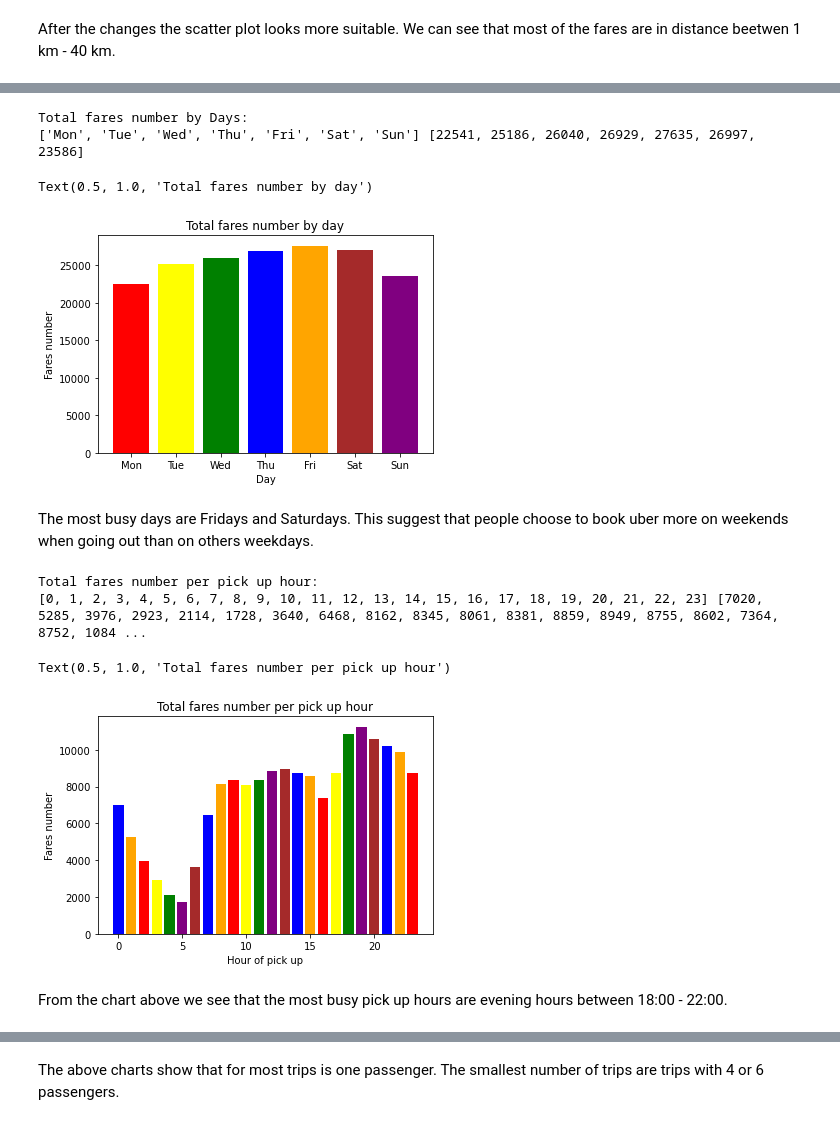
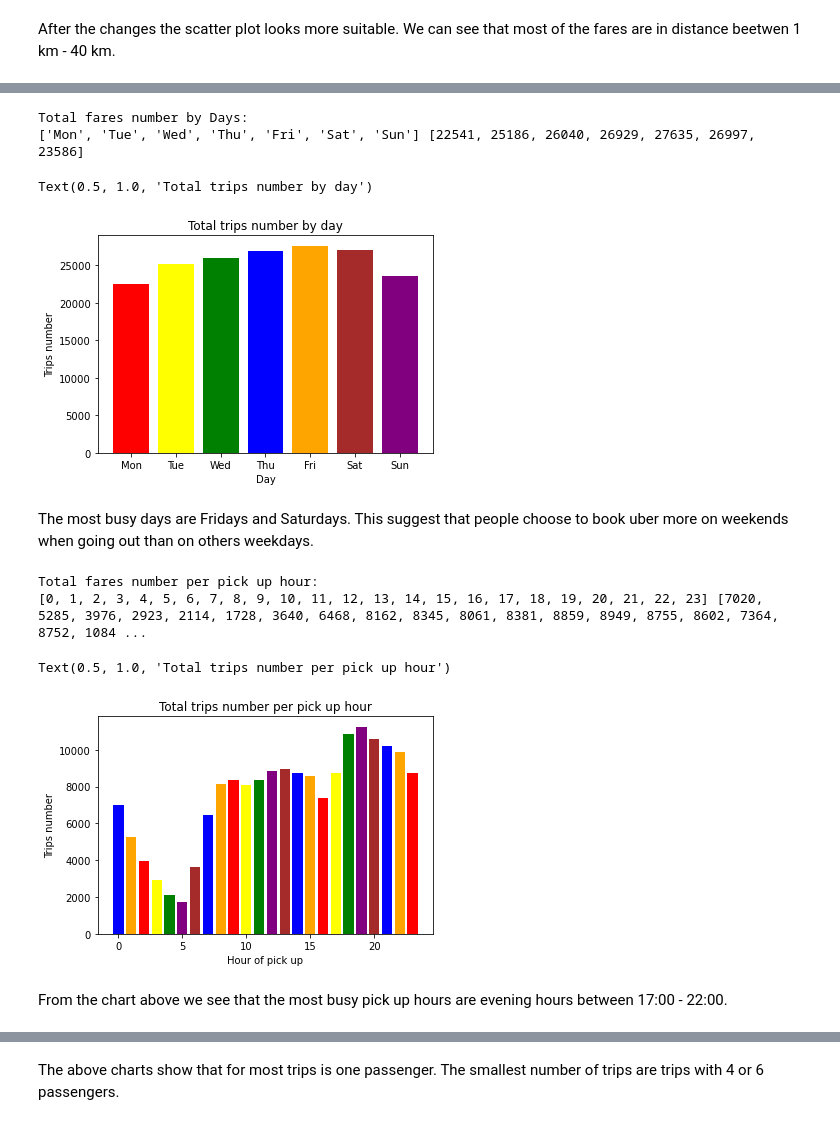
Before and after one commit to Maliha2030/Project1_The_A_Team_Uber, a Jupyter notebook: project_script_marta.ipynb, the cells around one changed output, grey strips where cells are left out. Cells and saved outputs as stored; diff of their text form; code cells hidden in the pictures.

```diff
--- a/project_script_marta.ipynb
+++ b/project_script_marta.ipynb
@@ -171,23 +171,23 @@ Text(0, 0.5, 'fare_amount')
 # %% [markdown]
 After the changes the scatter plot looks more suitable. We can see that most of the fares are in distance beetwen 1 km - 40 km.
 # %%
-# Calculate total  fares number per year
-number_of_fares = []
+# Calculate total  trips number per year
+number_of_trips = []
 
 year = [2009, 2010, 2011, 2012, 2013, 2014]
 
 colors = ['blue', 'orange', 'red', 'yellow', 'green', 'purple']
 for i in range(2009, 2015):
     x = uber_file_df.loc[uber_file_df['Year'] == i, 'counter'].sum()
-    number_of_fares .append(x)
+    number_of_trips .append(x)
 
-print("Total fares number per year: ")
-print(year, number_of_fares )
+print("Total trips number per year: ")
+print(year, number_of_trips )
 
 # Create bar chart and  set the xlabel and ylabel
 
-plt.bar(year, number_of_fares , color=colors)
+plt.bar(year, number_of_trips , color=colors)
 plt.xlabel("Year")
-plt.ylabel("Fares number")
-plt.title("Total fares number per year")
+plt.ylabel("Trips number")
+plt.title("Total trips number per year")
 # %% [output]
@@ -202,6 +201,6 @@ The smallest number is in 2015. This could be cause by not full year data provid
 # %%
-# Calculate total  fares number  per month
-no_of_fares = []
+# Calculate total  trips number  per month
+no_of_trips = []
 month = ['Jan', 'Feb', 'Mar', 'Apr', 'May', 'Jun', 'Jul', 'Aug', 'Sep', 'Oct', 'Nov', 'Dec']
 
 colors = ['red', 'orange', 'green', 'blue', 'yellow',
@@ -209,15 +208,15 @@ colors = ['red', 'orange', 'green', 'blue', 'yellow',
 
 for i in range(1, 13):
     x = uber_file_df.loc[uber_file_df['Month'] == i, 'counter'].sum()
-    no_of_fares.append(x)
+    no_of_trips.append(x)
 
 print("Number of trips per Month: ")
-print(month, number_of_fares )
+print(month, no_of_trips)
 
 # Create bar chart and  set the xlabel and ylabel
 
-plt.bar(month, no_of_fares, color=colors)
+plt.bar(month, no_of_trips, color=colors)
 plt.xlabel("Month")
-plt.ylabel("Fares number")
-plt.title("Total fares number per Month")
+plt.ylabel("Trips number")
+plt.title("Total trips number per Month")
 # %% [output]
@@ -232,59 +231,59 @@ Also the weather is very good so probably people prefer to walk.
 The biggest number are beetwen March and May.
 This can suggest that when Spring starts people are going out more than in Winter time, but the weather is still not so warm like in the summer so people booking uber.
 # %%
-# Calculate total  fares number  per day
-num_of_fares = []
+# Calculate total  trips number  per day
+num_of_trips = []
 day = ['Mon', 'Tue', 'Wed', 'Thu', 'Fri', 'Sat', 'Sun']
 
 colors = ['red', 'yellow', 'green', 'blue', 'orange',
           'brown', 'purple']
 
 for i in range(0, 7):
     x = uber_file_df.loc[uber_file_df['Day of Week_number'] == i, 'counter'].sum()
-    num_of_fares.append(x)
+    num_of_trips.append(x)
 
 print("Total fares number by Days: ")
-print(day, num_of_fares)
+print(day, num_of_trips)
 
 # Create bar chart and  set the xlabel and ylabel
 
-plt.bar(day, num_of_fares, color=colors)
+plt.bar(day, num_of_trips, color=colors)
 plt.xlabel("Day")
-plt.ylabel("Fares number")
-plt.title("Total fares number by day")
+plt.ylabel("Trips number")
+plt.title("Total trips number by day")
 # %% [output]
 Total fares number by Days:
 ['Mon', 'Tue', 'Wed', 'Thu', 'Fri', 'Sat', 'Sun'] [22541, 25186, 26040, 26929, 27635, 26997, 23586]
-Text(0.5, 1.0, 'Total fares number by day')
+Text(0.5, 1.0, 'Total trips number by day')
-[figure, old version]
+[figure, new version]
 # %% [markdown]
 The most busy days are Fridays and Saturdays.
 This suggest that people choose to book uber more on weekends when going out than on others weekdays.
 # %%
-# Calculate total  fares number per pick up hour (00:00 - 23:00)
-number_of_fares = []
+# Calculate total  trips number per pick up hour (00:00 - 23:00)
+number_of_trips = []
 
 hour = [0, 1, 2, 3, 4, 5, 6, 7, 8, 9, 10, 11, 12, 13, 14, 15, 16, 17, 18, 19, 20, 21, 22, 23]
 
 colors = ['blue', 'orange', 'red', 'yellow', 'green', 'purple', 'brown', 'blue', 'orange', 'red', 'yellow', 'green', 'purple', 'brown', 'blue', 'orange', 'red', 'yellow', 'green', 'purple', 'brown', 'blue', 'orange', 'red']
 for i in range(0, 24):
     x = uber_file_df.loc[uber_file_df['Hour'] == i, 'counter'].sum()
-    number_of_fares .append(x)
+    number_of_trips.append(x)
 
 print("Total fares number per pick up hour: ")
-print(hour, number_of_fares )
+print(hour, number_of_trips )
 
 # Create bar chart and  set the xlabel and ylabel
 
-plt.bar(hour, number_of_fares , color=colors)
+plt.bar(hour, number_of_trips , color=colors)
 plt.xlabel("Hour of pick up")
-plt.ylabel("Fares number")
-plt.title("Total fares number per pick up hour")
+plt.ylabel("Trips number")
+plt.title("Total trips number per pick up hour")
 # %% [output]
 Total fares number per pick up hour:
 [0, 1, 2, 3, 4, 5, 6, 7, 8, 9, 10, 11, 12, 13, 14, 15, 16, 17, 18, 19, 20, 21, 22, 23] [7020, 5285, 3976, 2923, 2114, 1728, 3640, 6468, 8162, 8345, 8061, 8381, 8859, 8949, 8755, 8602, 7364, 8752, 1084 ...
-Text(0.5, 1.0, 'Total fares number per pick up hour')
+Text(0.5, 1.0, 'Total trips number per pick up hour')
-[figure, old version]
+[figure, new version]
 # %% [markdown]
-From the chart above we see that the most busy pick up hours are evening hours between 18:00 - 22:00.
+From the chart above we see that the most busy pick up hours are evening hours between 17:00 - 22:00.
 # %%
```
Also changed, not shown: parts of 5 cells of this notebook.
